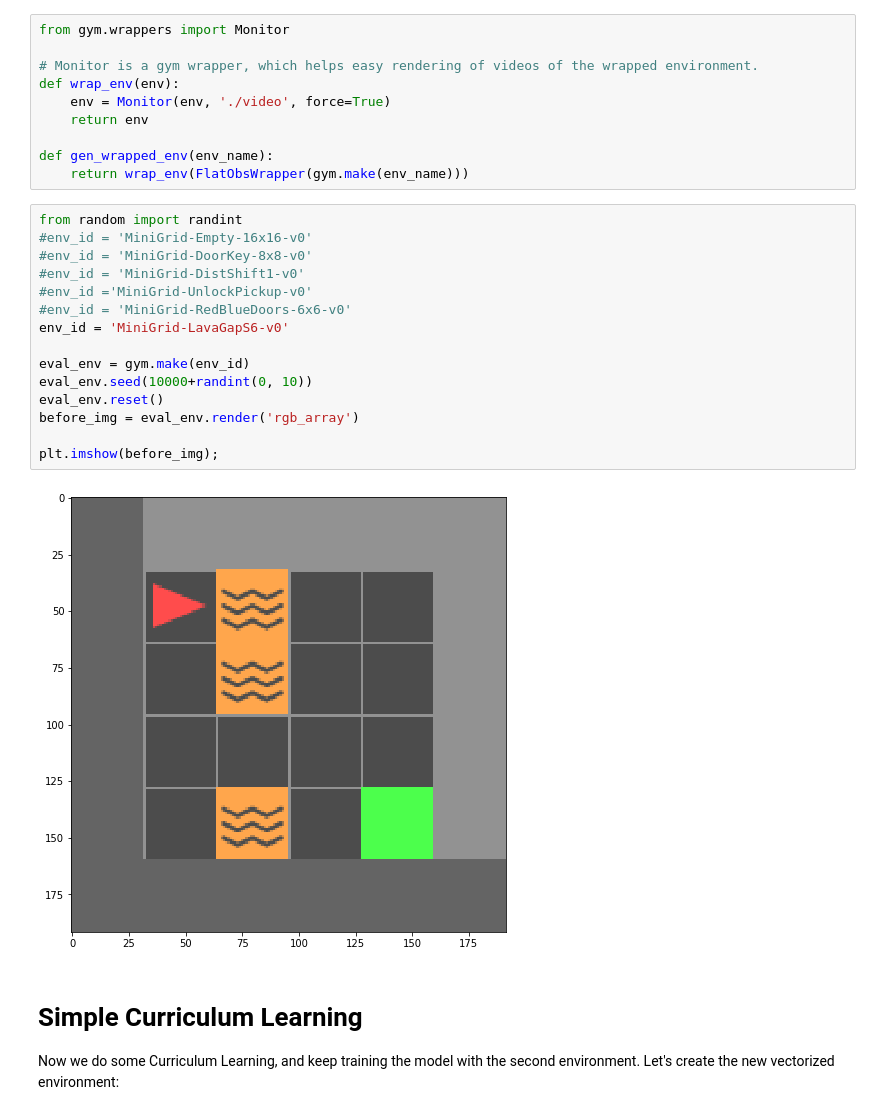
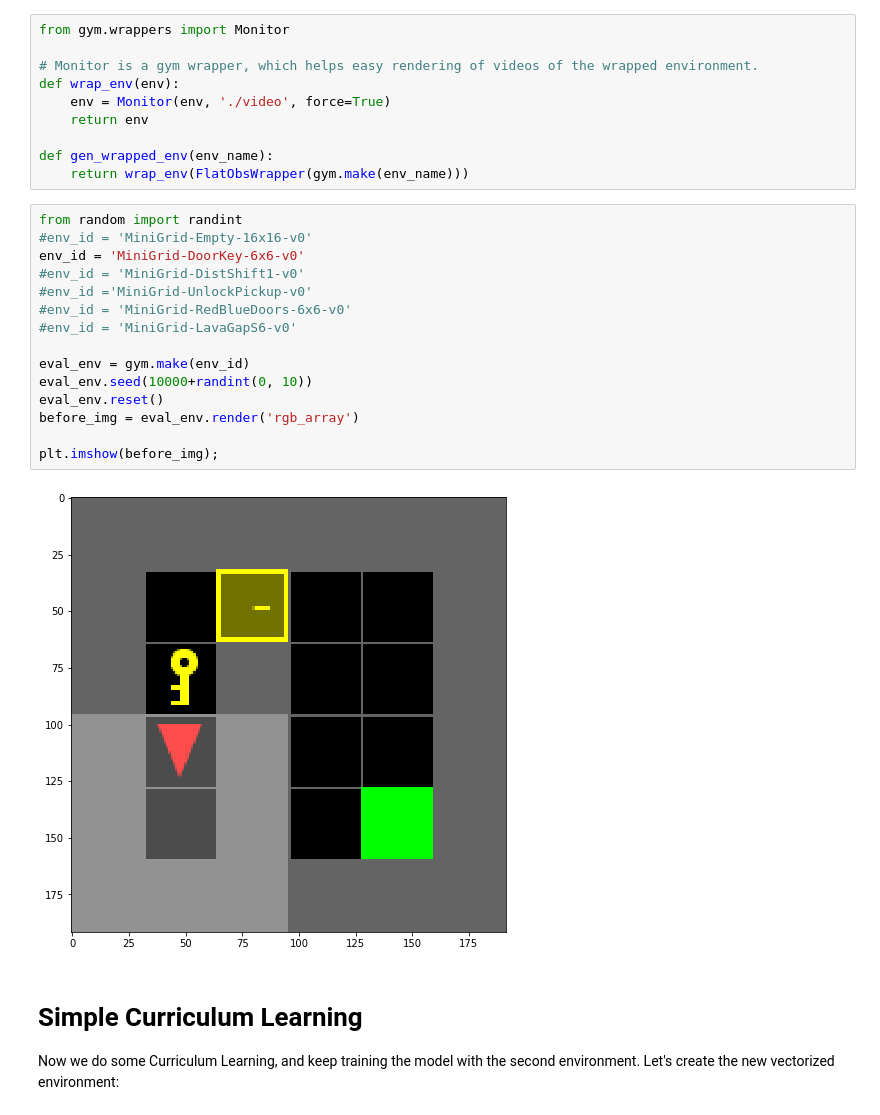
Before and after one commit to ibagur/pruebas-tfm, a Jupyter notebook: test_minigrid_sb3_curriculum.ipynb, the cells around one changed output. Cells and saved outputs as stored; diff of their text form.

```diff
--- a/test_minigrid_sb3_curriculum.ipynb
+++ b/test_minigrid_sb3_curriculum.ipynb
@@ -105,20 +105,20 @@ def gen_wrapped_env(env_name):
 # %%
 from random import randint
 #env_id = 'MiniGrid-Empty-16x16-v0'
-#env_id = 'MiniGrid-DoorKey-8x8-v0'
+env_id = 'MiniGrid-DoorKey-6x6-v0'
 #env_id = 'MiniGrid-DistShift1-v0'
 #env_id ='MiniGrid-UnlockPickup-v0'
 #env_id = 'MiniGrid-RedBlueDoors-6x6-v0'
-env_id = 'MiniGrid-LavaGapS6-v0'
+#env_id = 'MiniGrid-LavaGapS6-v0'
 
 eval_env = gym.make(env_id)
 eval_env.seed(10000+randint(0, 10))
 eval_env.reset()
 before_img = eval_env.render('rgb_array')
 
 plt.imshow(before_img);
 # %% [output]
-[figure, old version]
+[figure, new version]
 # %% [markdown]
 # Simple Curriculum Learning
 Now we do some Curriculum Learning, and keep training the model with the second environment. Let's create the new vectorized environment:
```
Also changed, not shown: parts of 16 cells of this notebook, 9 other files.
